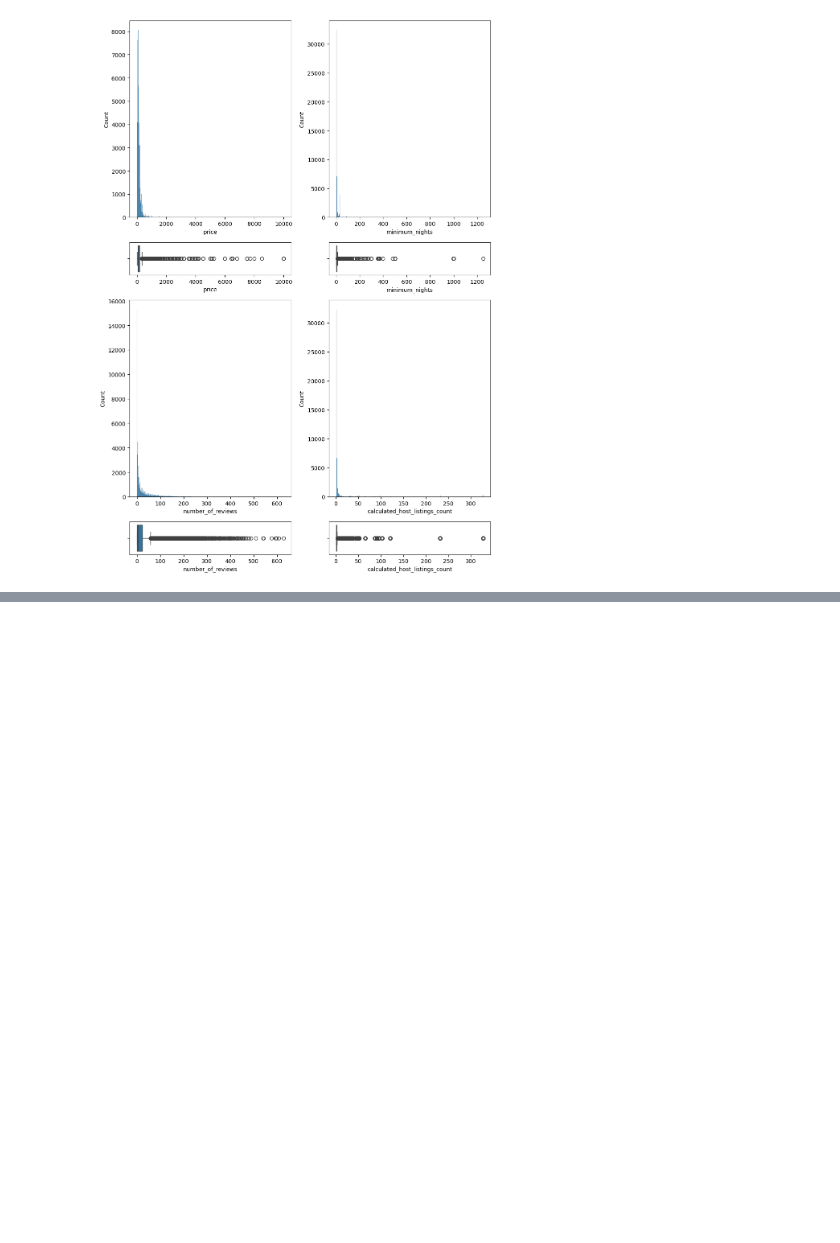
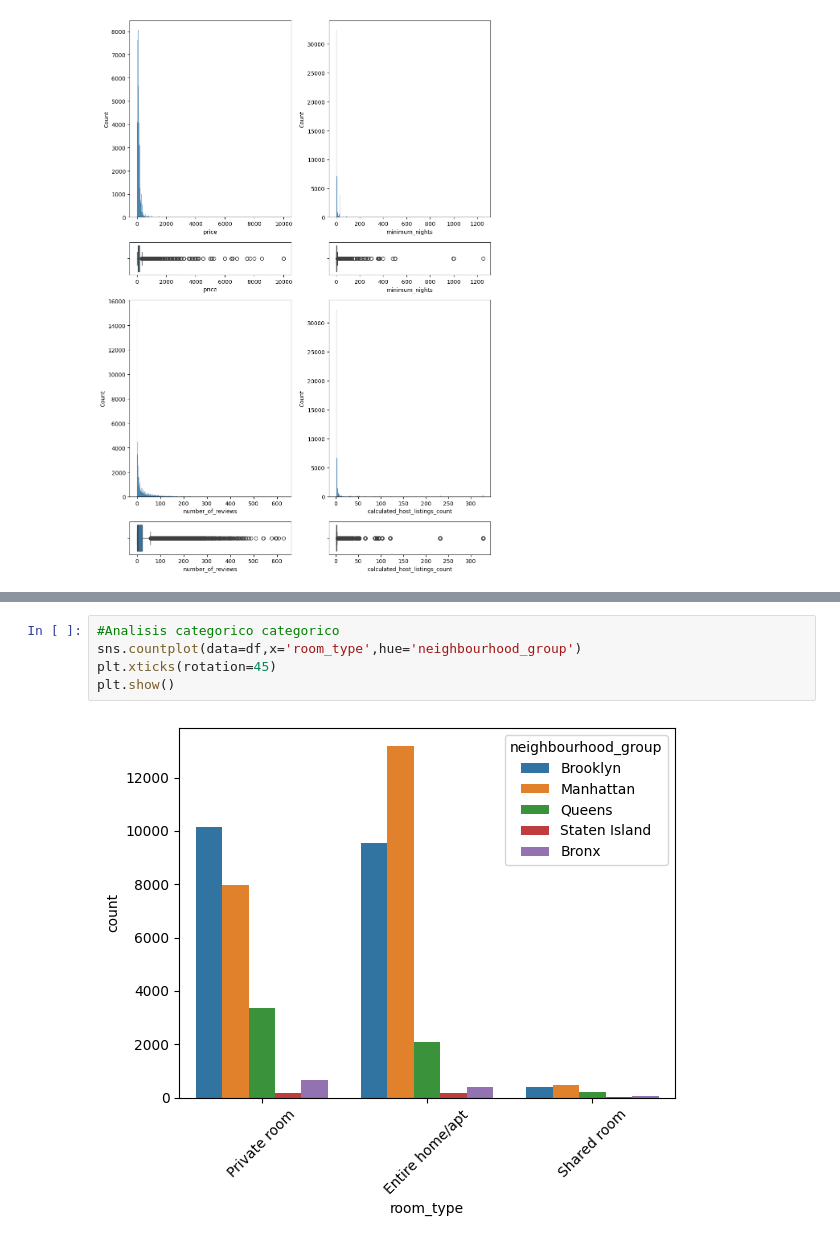
Before and after one commit to PI-OA/EDA, a Jupyter notebook: src/explore.ipynb, the cells around one changed output, grey strips where cells are left out. Cells and saved outputs as stored; diff of their text form; blank space fills up the shorter version.

```diff
--- a/src/explore.ipynb
+++ b/src/explore.ipynb
@@ -110,0 +130,7 @@ plt.show()
+# %%
+#Analisis categorico categorico
+sns.countplot(data=df,x='room_type',hue='neighbourhood_group')
+plt.xticks(rotation=45)
+plt.show()
+# %% [output]
+[figure, added]
```
Also changed, not shown: parts of 11 cells of this notebook.
